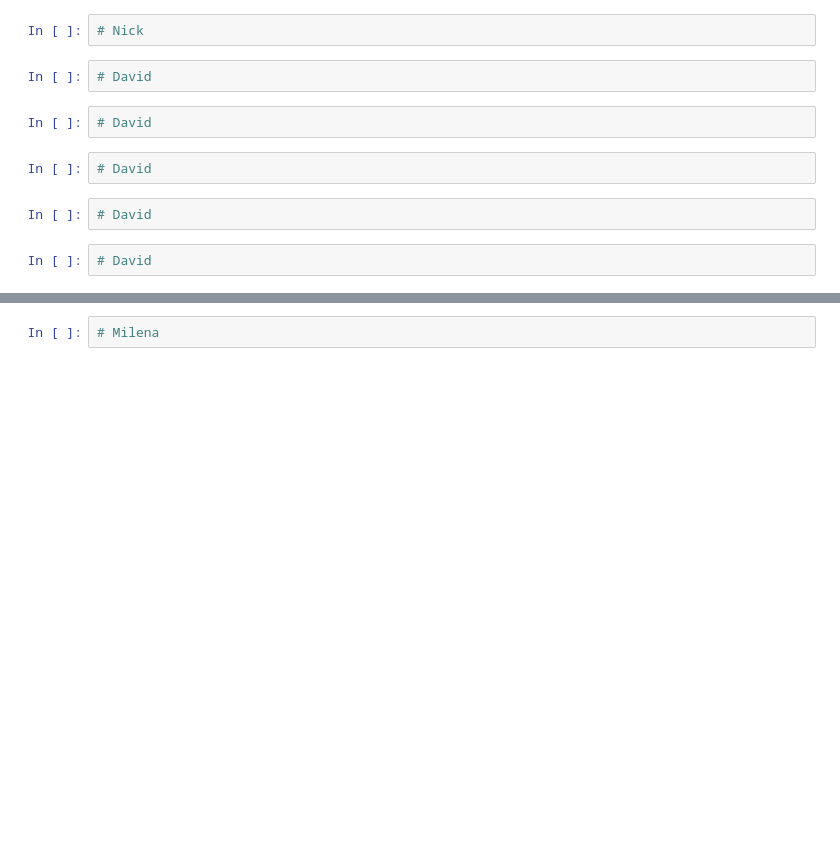
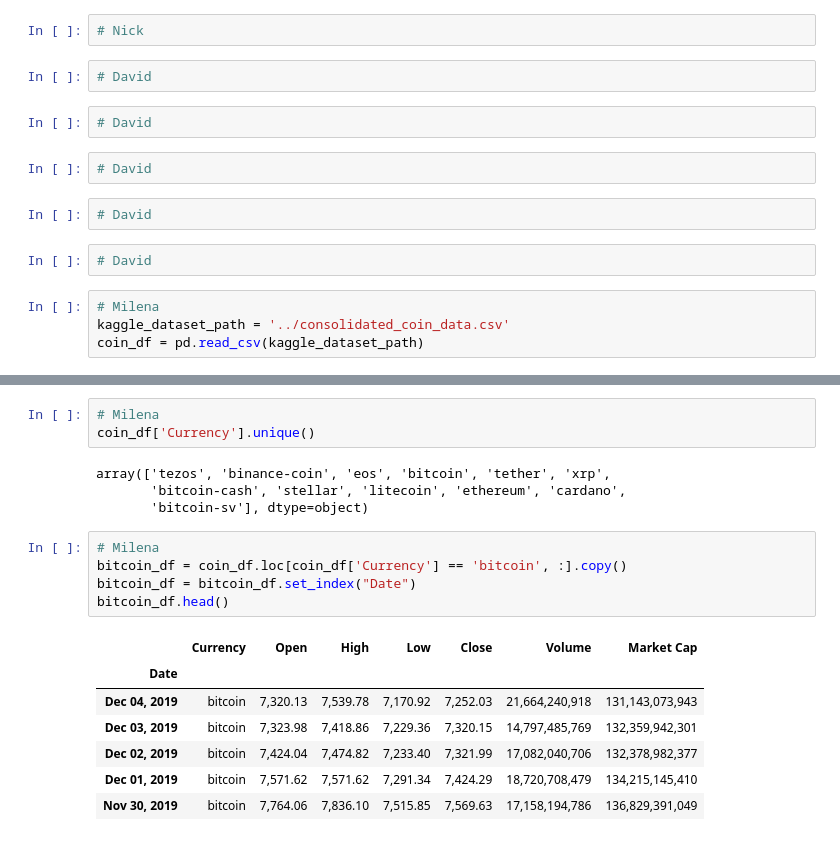
Before and after one commit to nickkyklausng/Crypto-Assignment, a Jupyter notebook: Crypto-Assignment-v2.ipynb, the cells around one changed output, grey strips where cells are left out. Cells and saved outputs as stored; diff of their text form; blank space fills up the shorter version.

Commit message:
Data Set test

```diff
--- a/Crypto-Assignment-v2.ipynb
+++ b/Crypto-Assignment-v2.ipynb
@@ -28,5 +28,9 @@ import csv
 # David
 # %%
 # David
+# %%
+# Milena
+kaggle_dataset_path = '../consolidated_coin_data.csv'
+coin_df = pd.read_csv(kaggle_dataset_path)
 # %%
 # Milena
@@ -33,2 +45,20 @@ import csv
 # %%
 # Milena
+coin_df['Currency'].unique()
+# %% [output]
+array(['tezos', 'binance-coin', 'eos', 'bitcoin', 'tether', 'xrp',
+       'bitcoin-cash', 'stellar', 'litecoin', 'ethereum', 'cardano',
+       'bitcoin-sv'], dtype=object)
+# %%
+# Milena
+bitcoin_df = coin_df.loc[coin_df['Currency'] == 'bitcoin', :].copy()
+bitcoin_df = bitcoin_df.set_index("Date")
+bitcoin_df.head()
+# %% [output]
+|  | Currency | Open | High | Low | Close | Volume | Market Cap |
+| Date |  |  |  |  |  |  |  |
+| Dec 04, 2019 | bitcoin | 7,320.13 | 7,539.78 | 7,170.92 | 7,252.03 | 21,664,240,918 | 131,143,073,943 |
+| Dec 03, 2019 | bitcoin | 7,323.98 | 7,418.86 | 7,229.36 | 7,320.15 | 14,797,485,769 | 132,359,942,301 |
+| Dec 02, 2019 | bitcoin | 7,424.04 | 7,474.82 | 7,233.40 | 7,321.99 | 17,082,040,706 | 132,378,982,377 |
+| Dec 01, 2019 | bitcoin | 7,571.62 | 7,571.62 | 7,291.34 | 7,424.29 | 18,720,708,479 | 134,215,145,410 |
+| Nov 30, 2019 | bitcoin | 7,764.06 | 7,836.10 | 7,515.85 | 7,569.63 | 17,158,194,786 | 136,829,391,049 |
```
Also changed, not shown: parts of 5 cells of this notebook.
